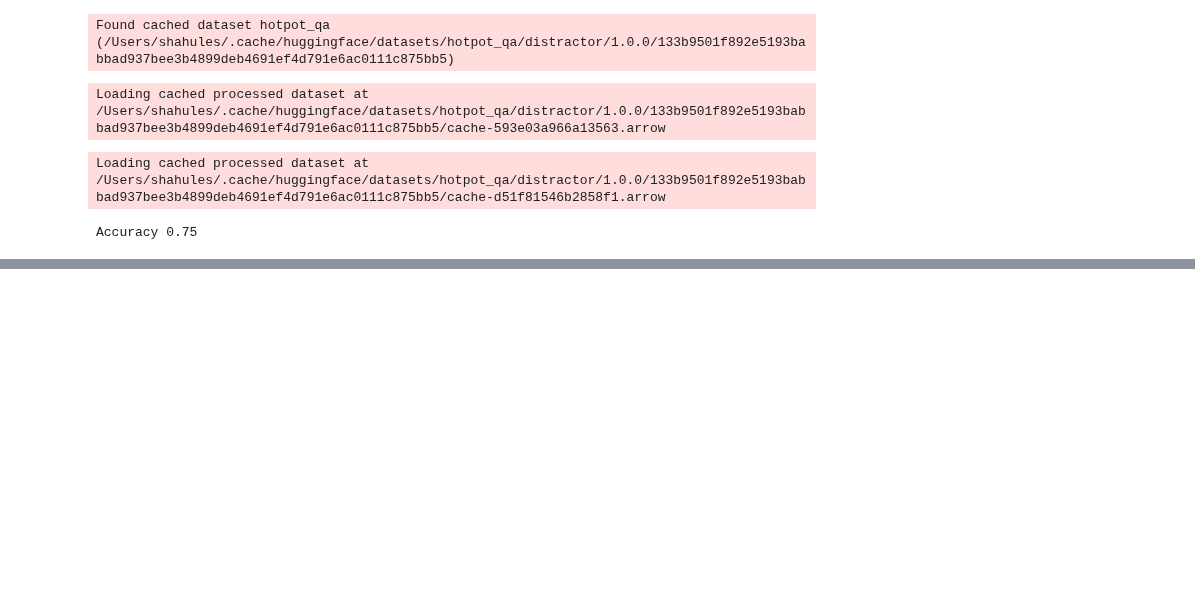
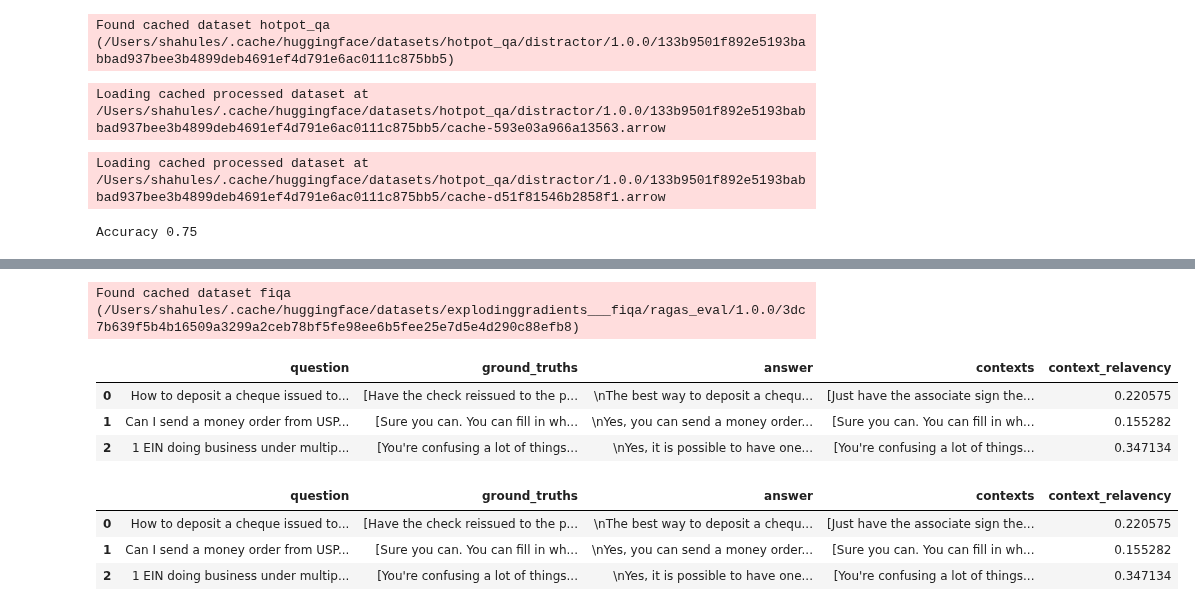
Before and after one commit to explodinggradients/ragas, a Jupyter notebook: experiments/assesments/metrics_assesments.ipynb, the cells around one changed output, grey strips where cells are left out. Saved outputs shown, nothing was run; the diff lists cells and outputs as text; code cells hidden in the pictures; blank space fills up the shorter version.

Commit message:
adedd context exps

```diff
--- a/experiments/assesments/metrics_assesments.ipynb
+++ b/experiments/assesments/metrics_assesments.ipynb
@@ -706,0 +565,18 @@ from nltk.tokenize import sent_tokenize
+# %%
+dataset = load_dataset("explodinggradients/fiqa", "ragas_eval")
+# %% [output]
+Found cached dataset fiqa (/Users/shahules/.cache/huggingface/datasets/explodinggradients___fiqa/ragas_eval/1.0.0/3dc7b639f5b4b16509a3299a2ceb78bf5fe98ee6b5fee25e7d5e4d290c88efb8)
+# %%
+context_relevancy.score(dataset["baseline"].select(range(0,3)))
+# %% [output]
+|  | question | ground_truths | answer | contexts | context_relavency |
+| 0 | How to deposit a cheque issued to... | [Have the check reissued to the p... | \nThe best way to deposit a chequ... | [Just have the associate sign the... | 0.220575 |
+| 1 | Can I send a money order from USP... | [Sure you can. You can fill in wh... | \nYes, you can send a money order... | [Sure you can. You can fill in wh... | 0.155282 |
+| 2 | 1 EIN doing business under multip... | [You're confusing a lot of things... | \nYes, it is possible to have one... | [You're confusing a lot of things... | 0.347134 |
+# %%
+context_relevancy.score(dataset["baseline"].select(range(0,3)))
+# %% [output]
+|  | question | ground_truths | answer | contexts | context_relavency |
+| 0 | How to deposit a cheque issued to... | [Have the check reissued to the p... | \nThe best way to deposit a chequ... | [Just have the associate sign the... | 0.220575 |
+| 1 | Can I send a money order from USP... | [Sure you can. You can fill in wh... | \nYes, you can send a money order... | [Sure you can. You can fill in wh... | 0.155282 |
+| 2 | 1 EIN doing business under multip... | [You're confusing a lot of things... | \nYes, it is possible to have one... | [You're confusing a lot of things... | 0.347134 |
```
Also changed, not shown: parts of 33 cells of this notebook.
